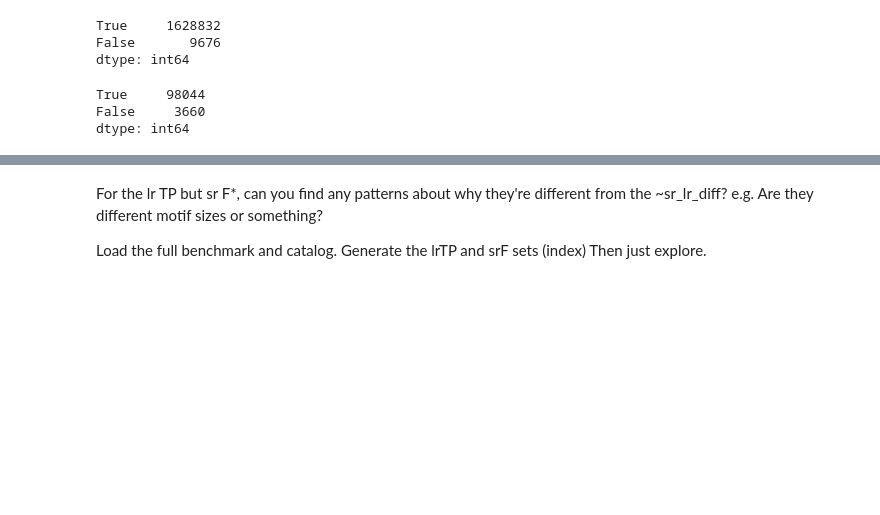
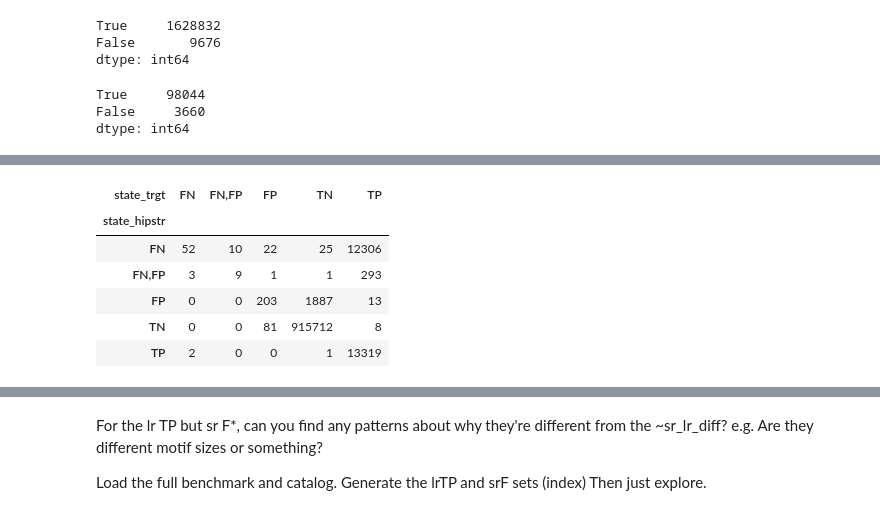
Before and after one commit to ACEnglish/adotto, a Jupyter notebook: manuscript/review_benchmarks/Analysis.ipynb, the cells around one changed output, grey strips where cells are left out. Cells and saved outputs as stored; diff of their text form; code cells hidden in the pictures; blank space fills up the shorter version.

```diff
--- a/manuscript/review_benchmarks/Analysis.ipynb
+++ b/manuscript/review_benchmarks/Analysis.ipynb
@@ -310,0 +322,12 @@ data[sr_callers_agree & lr_callers_agree & data.index.isin(gt5_index)][['state_h
+# %%
+data[sr_callers_agree & lr_callers_agree
+     & data.index.isin(hip_index)
+     & data.index.isin(t1_index)][['state_hipstr', 'state_trgt']].value_counts().unstack().fillna(0).astype(int)
+# %% [output]
+| state_trgt | FN | FN,FP | FP | TN | TP |
+| state_hipstr |  |  |  |  |  |
+| FN | 52 | 10 | 22 | 25 | 12306 |
+| FN,FP | 3 | 9 | 1 | 1 | 293 |
+| FP | 0 | 0 | 203 | 1887 | 13 |
+| TN | 0 | 0 | 81 | 915712 | 8 |
+| TP | 2 | 0 | 0 | 1 | 13319 |
```
Also changed, not shown: parts of 20 cells of this notebook, 7 other files.
